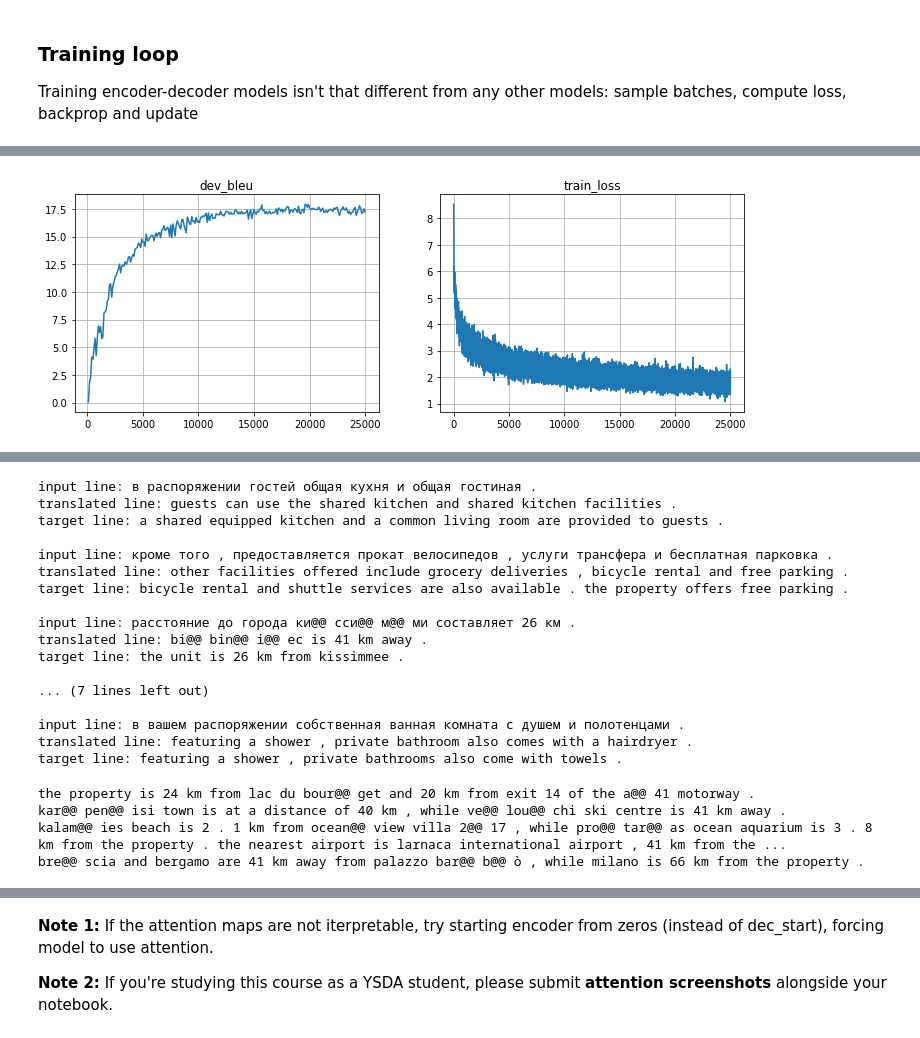
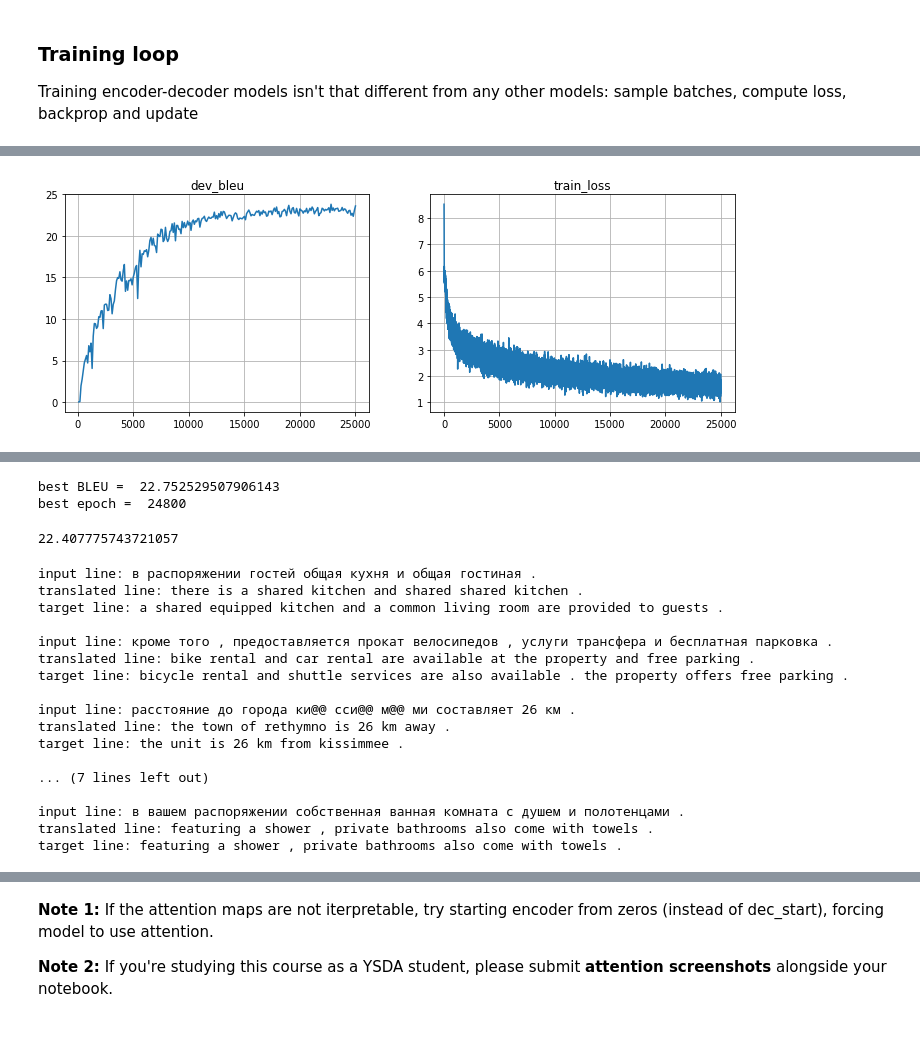
Before and after one commit to korab1ev/Neural-MT, a Jupyter notebook: notebook.ipynb, the cells around one changed output, grey strips where cells are left out. Saved outputs shown, nothing was run; the diff lists cells and outputs as text; code cells hidden in the pictures.

```diff
--- a/notebook.ipynb
+++ b/notebook.ipynb
@@ -440,2 +283,0 @@ def compute_mask(self, input_ix):
-# %%
-mask = out_voc.compute_mask(dummy_out_tokens)
@@ -559,19 +300,3 @@ Loss: tensor(8.4466, grad_fn=<NegBackward0>)
 Machine translation is commonly evaluated with [BLEU](https://en.wikipedia.org/wiki/BLEU) score. This metric simply computes which fraction of predicted n-grams is actually present in the reference translation. It does so for n=1,2,3 and 4 and computes the geometric average with penalty if translation is shorter than reference.
 
 While BLEU [has many drawbacks](http://www.cs.jhu.edu/~ccb/publications/re-evaluating-the-role-of-bleu-in-mt-research.pdf), it still remains the most commonly used metric and one of the simplest to compute.
-# %%
-from nltk.translate.bleu_score import corpus_bleu
-def compute_bleu(model, inp_lines, out_lines, bpe_sep='@@ ', **flags):
-    """
-    Estimates corpora-level BLEU score of model's translations given inp and reference out
-    Note: if you're serious about reporting your results, use https://pypi.org/project/sacrebleu
-    """
-    with torch.no_grad():
-        translations, _ = model.translate_lines(inp_lines, **flags)
-        translations = [line.replace(bpe_sep, '') for line in translations]
-        actual = [line.replace(bpe_sep, '') for line in out_lines]
-        return corpus_bleu(
-            [[ref.split()] for ref in actual],
-            [trans.split() for trans in translations],
-            smoothing_function=lambda precisions, **kw: [p + 1.0 / p.denominator for p in precisions]
-            ) * 100
@@ -608,0 +634,17 @@ array([ 8625, 40529, 11756, 13643, 18945, 39851,  2231, 34451, 46833,
+# %%
+#<YOUR CODE: create AttentiveModel and training utilities>
+from IPython.display import clear_output
+from tqdm import tqdm, trange
+metrics = {'train_loss': [], 'dev_bleu': [] }
+
+model = AttentiveModel(inp_voc, out_voc).to(device)
+optimizer = torch.optim.Adam(model.parameters(), lr=1e-3)
+batch_size = 32
+# %%
+metrics = train_loop(
+    model,
+    optimizer,
+    train_inp,
+    num_epochs=25000,
+    from_checkpoint=False
+)
@@ -609,34 +654,34 @@ array([ 8625, 40529, 11756, 13643, 18945, 39851,  2231, 34451, 46833,
 # %%
-bpe_sep='@@ '
+# training loop
 
 for _ in trange(25000):
     step = len(metrics['train_loss']) + 1
     batch_ix = np.random.randint(len(train_inp), size=batch_size)
     batch_inp = inp_voc.to_matrix(train_inp[batch_ix]).to(device)
     batch_out = out_voc.to_matrix(train_out[batch_ix]).to(device)
 
     #<YOUR CODE: training step using batch_inp and batch_out>
     optimizer.zero_grad() # set the gradients to zero before backpropagation
     loss_t = compute_loss(model, batch_inp, batch_out)
     loss_t.backward()
     optimizer.step()
 
 
     metrics['train_loss'].append((step, loss_t.item()))
 
     if step % 100 == 0:
         metrics['dev_bleu'].append((step, compute_bleu(model, dev_inp, dev_out)))
 
         clear_output(True)
         plt.figure(figsize=(12,4))
         for i, (name, history) in enumerate(sorted(metrics.items())):
             plt.subplot(1, len(metrics), i + 1)
             plt.title(name)
             plt.plot(*zip(*history))
             plt.grid()
         plt.show()
         print("Mean loss=%.3f" % np.mean(metrics['train_loss'][-10:], axis=0)[1], flush=True)
 
 # Note: it's okay if bleu oscillates up and down as long as it gets better on average over long term (e.g. 5k batches)
 # %% [output]
-[figure, old version]
+[figure, new version]
@@ -644,45 +689,38 @@ Mean loss=1.779
+# %%
+best_checkpoint = torch.load('/content/best_bleu_state.pth')
+print('best BLEU = ', best_checkpoint['bleu'])
+print('best epoch = ', best_checkpoint['epoch'])
+# %% [output]
+best BLEU =  22.752529507906143
+best epoch =  24800
 # %%
 assert np.mean(metrics['dev_bleu'][-10:], axis=0)[1] > 15, "We kind of need a higher bleu BLEU from you. Kind of right now."
+# %%
+# Mean BLEU on last 10 epoches (Simple GRU model without attention)
+np.mean(metrics['dev_bleu'][-10:], axis=0)[1]
+# %% [output]
+22.407775743721057
 # %%
-for inp_line, trans_line, out_line in zip(dev_inp[::500], model.translate_lines(dev_inp[::500])[0], dev_out[::500]):
+for inp_line, trans_line, out_line in zip(dev_inp[::500], model.translate_lines(dev_inp[::500], device='cuda')[0], dev_out[::500]):
     print(f'input line: {inp_line}')
     print(f'translated line: {trans_line}')
     print(f'target line: {out_line}')
     print()
 # %% [output]
 input line: в распоряжении гостей общая кухня и общая гостиная .
-translated line: guests can use the shared kitchen and shared kitchen facilities .
+translated line: there is a shared kitchen and shared shared kitchen .
 target line: a shared equipped kitchen and a common living room are provided to guests .
 
 input line: кроме того , предоставляется прокат велосипедов , услуги трансфера и бесплатная парковка .
-translated line: other facilities offered include grocery deliveries , bicycle rental and free parking .
+translated line: bike rental and car rental are available at the property and free parking .
 target line: bicycle rental and shuttle services are also available . the property offers free parking .
 
 input line: расстояние до города ки@@ сси@@ м@@ ми составляет 26 км .
-translated line: bi@@ bin@@ i@@ ec is 41 km away .
+translated line: the town of rethymno is 26 km away .
 target line: the unit is 26 km from kissimmee .
 
 ... (7 lines left out)
 
 input line: в вашем распоряжении собственная ванная комната с душем и полотенцами .
-translated line: featuring a shower , private bathroom also comes with a hairdryer .
+translated line: featuring a shower , private bathrooms also come with towels .
 target line: featuring a shower , private bathrooms also come with towels .
-# %%
-# Why changing number?
-
-# input line: расстояние до города ки@@ сси@@ м@@ ми составляет 26 км .
-# translated line: bi@@ bin@@ i@@ ec is 41 km away .
-
-for out_line in dev_out:
-    if ('41' in out_line):
-        print(out_line)
-
-# Answer: Where's a sample in dev_out
-# kar@@ pen@@ isi town is at a distance of 40 km , while ve@@ lou@@ chi ski centre is 41 km away .
-
-# Thus, the model remember 'is' with '41 km away'
-# %% [output]
-the property is 24 km from lac du bour@@ get and 20 km from exit 14 of the a@@ 41 motorway .
-kar@@ pen@@ isi town is at a distance of 40 km , while ve@@ lou@@ chi ski centre is 41 km away .
-kalam@@ ies beach is 2 . 1 km from ocean@@ view villa 2@@ 17 , while pro@@ tar@@ as ocean aquarium is 3 . 8 km from the property . the nearest airport is larnaca international airport , 41 km from the ...
-bre@@ scia and bergamo are 41 km away from palazzo bar@@ b@@ ò , while milano is 66 km from the property .
```
Also changed, not shown: parts of 96 cells of this notebook.
